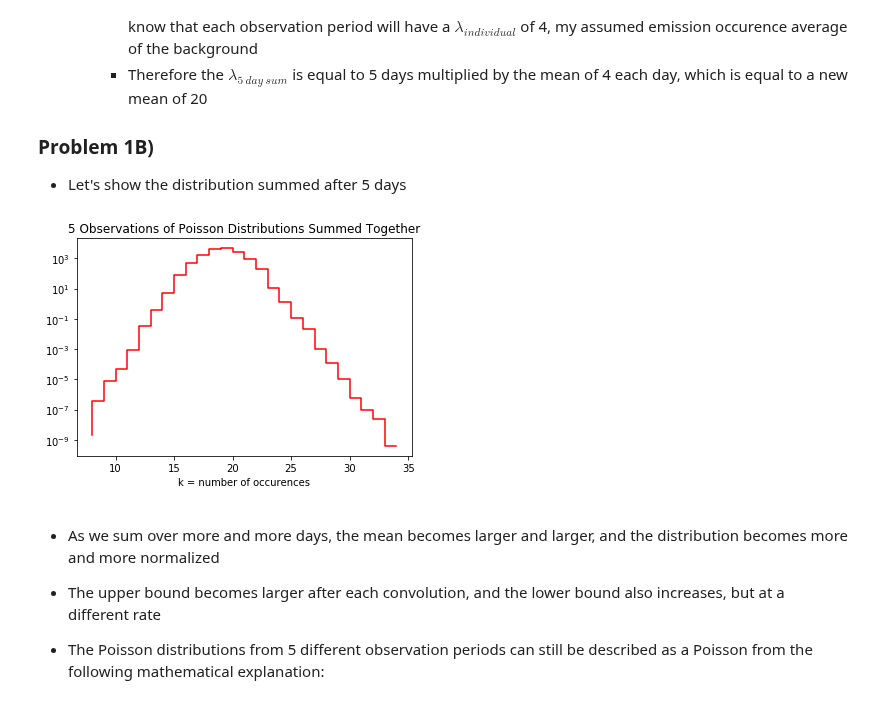
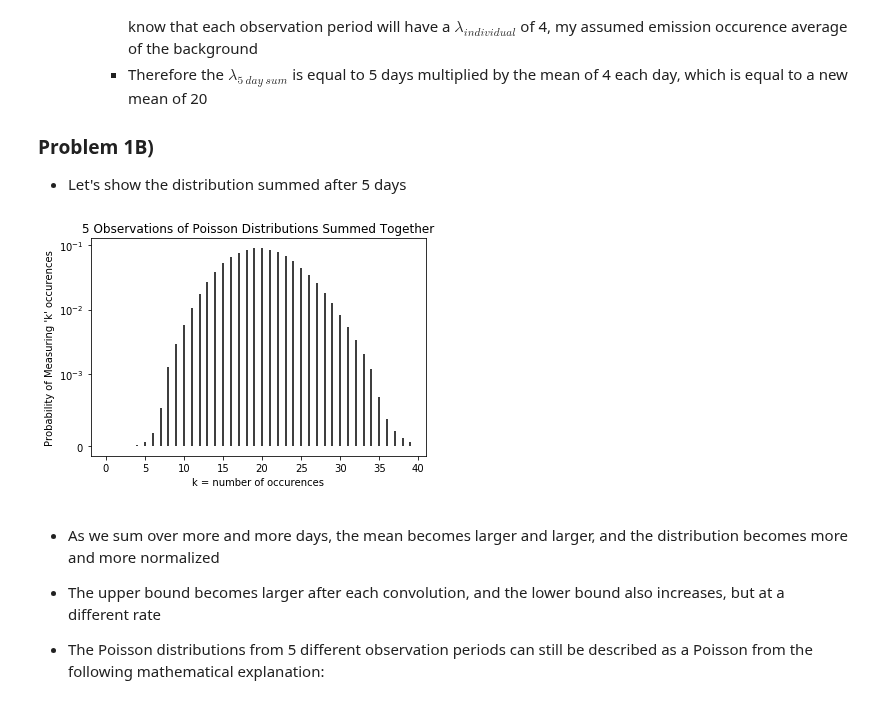
Before and after one commit to jbc1216/434-Portfolio, a Jupyter notebook: FinchCarr_Lab02.ipynb, the cells around one changed output. Cells and saved outputs as stored; diff of their text form; code cells hidden in the pictures.

```diff
--- a/FinchCarr_Lab02.ipynb
+++ b/FinchCarr_Lab02.ipynb
@@ -28,12 +28,15 @@ fig, ax = plt.subplots(1,1)
 plt.yscale('log')
 lamX = muX = 4
 muY = 5
-k = np.sort(stats.poisson.rvs(mu=muX, size=100))
+k = np.arange(0,40)
 
 Poisson1 = stats.poisson.pmf(k, mu=muX)
-ax.plot(k, Poisson1, 'r-', ms=8, label='Poisson PMF')
+ax.vlines(k, 0, Poisson1, label='Poisson PMF')
 plt.xlabel('k = number of occurences')
 plt.ylabel('Probability of Measuring \'k\' occurences')
 plt.title('Day 1 Poisson')
+plt.xlim(0, 20)
+ax.set_yscale('symlog', nonposy='clip', linthreshy=0.001)
 plt.show()
+sum(Poisson1)
 # %% [output]
@@ -68,18 +72,20 @@ Poisson5 = np.convolve(Poisson4, Poisson1, mode='full')
 # %%
 fig, ax = plt.subplots(1,1)
 plt.yscale('log')
 muX = 4
 
 # Create a new x-axis of occurences over 5 day sum
-k5 = np.sort(stats.poisson.rvs(mu=5*muX, size=len(Poisson5)))
+k = np.arange(0,40)
 
 # Plot the Poisson Distribution summed over 5 observing days
-ax.step(k5, Poisson5, 'r-', ms=8, label='Poisson PMF')
+ax.vlines(k, 0, Poisson5, label='Poisson PMF 5-Day Sum')
 plt.xlabel('k = number of occurences')
+plt.ylabel('Probability of Measuring \'k\' occurences')
 plt.title('5 Observations of Poisson Distributions Summed Together')
+ax.set_yscale('symlog', nonposy='clip', linthreshy=0.001)
 plt.show()
 # %% [output]
-[figure, old version]
+[figure, new version]
 # %% [markdown]
 - As we sum over more and more days, the mean becomes larger and larger, and the distribution becomes more and more normalized
 - The upper bound becomes larger after each convolution, and the lower bound also increases, but at a different rate
```
Also changed, not shown: parts of 13 cells of this notebook.
